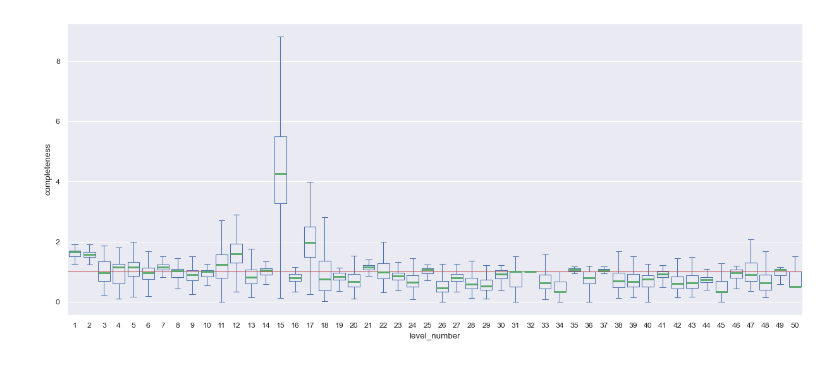
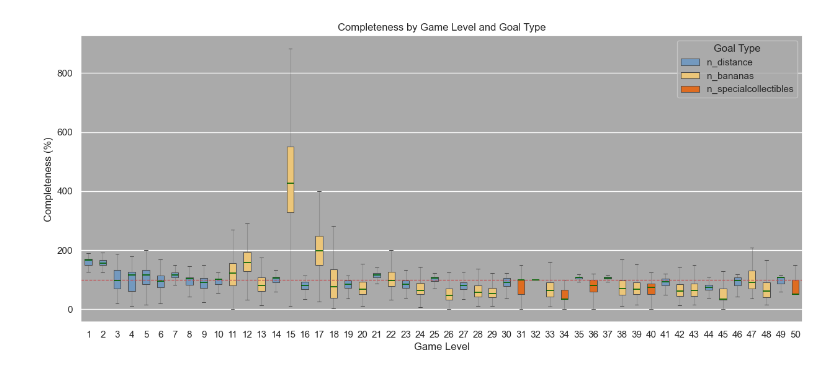
Before and after one commit to davidzg/mobile-game-data-analysis, a Jupyter notebook: EDA.ipynb, the cells around one changed output. Saved outputs shown, nothing was run; the diff lists cells and outputs as text; code cells hidden in the pictures.

```diff
--- a/EDA.ipynb
+++ b/EDA.ipynb
@@ -7,6 +7,8 @@ import seaborn as sns
 sns.set_theme('paper')
 # %%
 def calculate_completeness(row):
-        return row[row['Goal_type']] /row['Goal_value']
+        return row[row['Goal_type']] /row['Goal_value']*100
+# %%
+df1 = pd.read_parquet('game_overs_compact.parquet')
 # %%
 # Read Dataframe
@@ -43,16 +46,39 @@ fp_w= df_w[df_w['completeness'] < 1]
 # %%
+goal_colors = {
+    'n_bananas':"#ffcc66",
+    'n_distance': "#6699cc", # Light Blue
+    'n_specialcollectibles': "#ff6600"  # Light Violet
+}
+sns.set(rc={'axes.facecolor':"#AAAAAA", 'figure.facecolor':"white"})
 plt.figure(figsize=(15, 6))
-chart = sns.boxplot(data=df_f,
+ax = sns.boxplot(data=df_f,
                     x="level_number",
                     y="completeness",
-                    medianprops={"color": "g", "linewidth": 2},
-                    fill=False,
+                    medianprops={"color": "darkgreen", "linewidth": 1.2},
+                    #fill=False,
                     linewidth=.75,
-                    showfliers=False)
-chart.axhline(y=1, xmin=0, xmax=1, linewidth=.75, color='r')
+                    palette=goal_colors,
+                    hue='Goal_type',
+                    whiskerprops={'alpha': 0.3},
+
+                    width=0.5,
+                    showfliers=False
+                    )
+ax.axhline(y=100, xmin=0, xmax=1, linewidth=.9, color='r', linestyle='--')
+
+for i, artist in enumerate(ax.artists):
+        color_key = levels.iloc[i]['Goal_type']
+        color = goal_colors[color_key]
+        artist.set_edgecolor(color)
+
+plt.title('Completeness by Game Level and Goal Type')
+plt.xlabel('Game Level')
+plt.ylabel('Completeness (%)')
+plt.legend(title='Goal Type') # This legend is generated automatically by the 'hue' parameter
+plt.savefig('./visualizations/boxplot_custom_border.png')
 plt.show()
 # %% [output]
-[figure, old version]
+[figure, new version]
 # %%
 df_f_g = df_f.groupby(by='level_number')['completeness'].mean()
 
```
Also changed, not shown: parts of 2 cells of this notebook, 2 other files.
